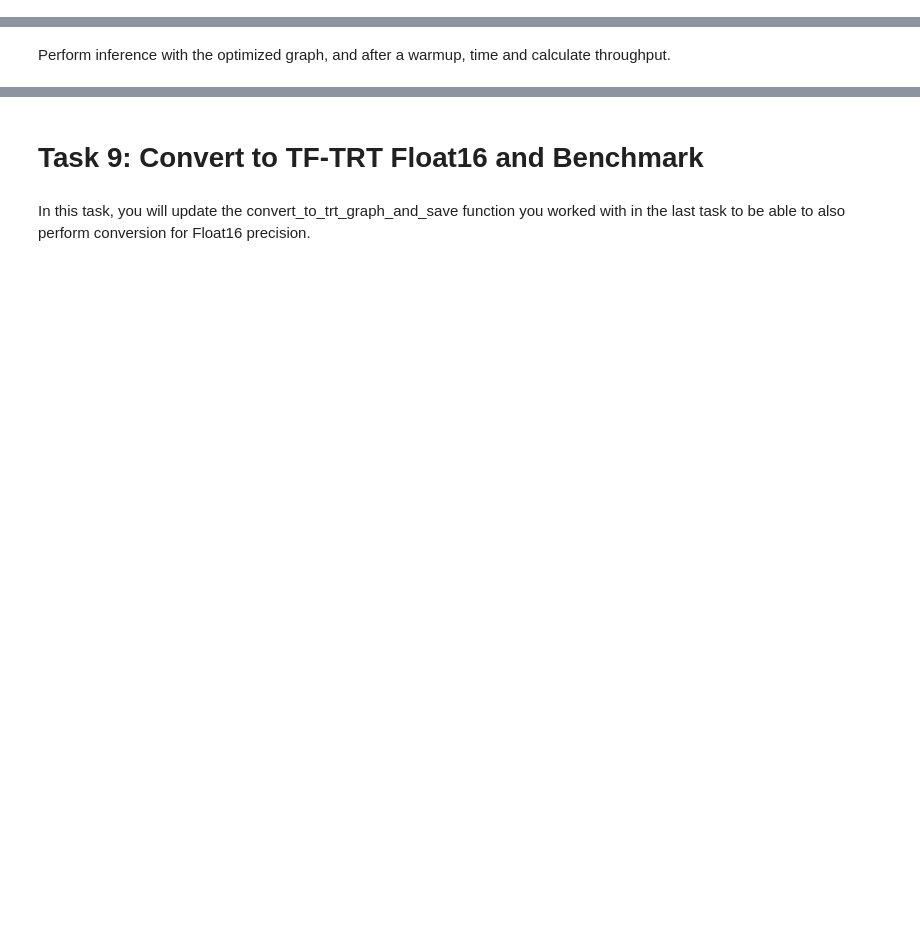
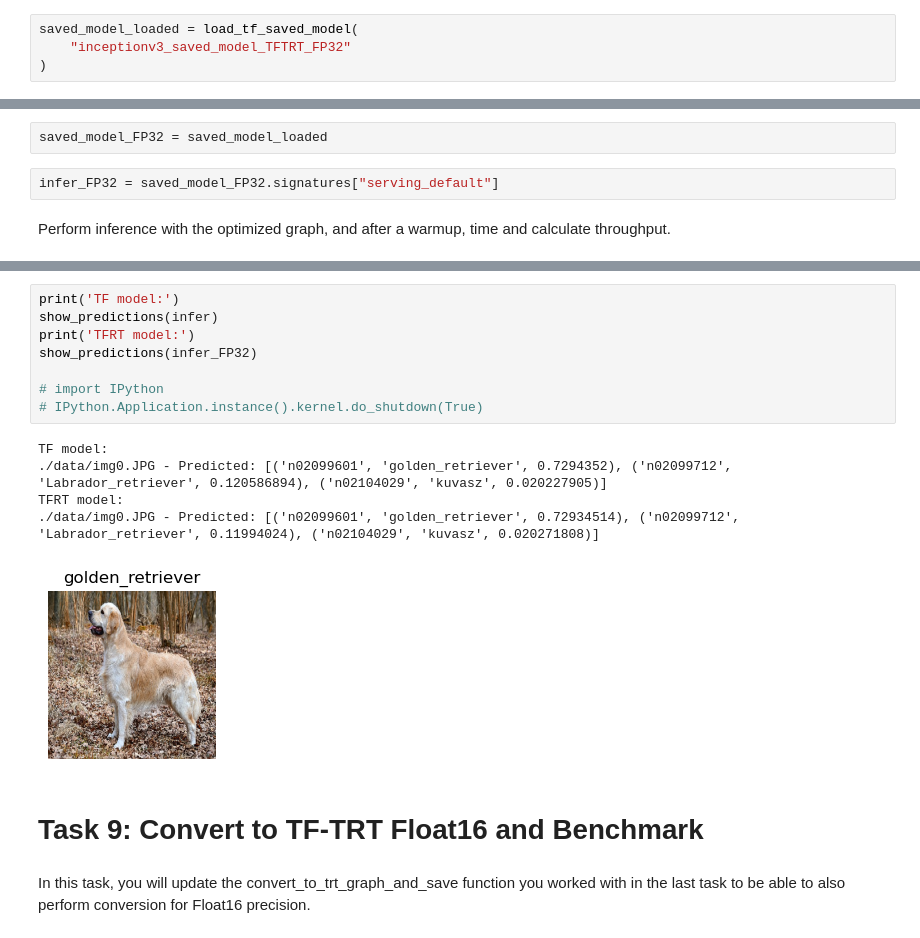
Before and after one commit to dingkwang/Optimize-TensorFlow-Models-For-Deployment-with-TensorRT, a Jupyter notebook: Learner_Optimize_TensorFlow_Models_For_Deployment_with_TensorRT.ipynb, the cells around one changed output, grey strips where cells are left out. Drawn from its saved outputs; the diff is of its cells as text; blank space fills up the shorter version.

```diff
--- a/Learner_Optimize_TensorFlow_Models_For_Deployment_with_TensorRT.ipynb
+++ b/Learner_Optimize_TensorFlow_Models_For_Deployment_with_TensorRT.ipynb
@@ -378,0 +580,4 @@ converter.save(output_saved_model_dir)
+# %%
+saved_model_loaded = load_tf_saved_model(
+    "inceptionv3_saved_model_TFTRT_FP32"
+)
@@ -380,5 +587,9 @@ converter.save(output_saved_model_dir)
 ## Task 8: Benchmark TF-TRT Float32
 # %% [markdown]
 Load the optimized TF model.
+# %%
+saved_model_FP32 = saved_model_loaded
+# %%
+infer_FP32 = saved_model_FP32.signatures["serving_default"]
 # %% [markdown]
 Perform inference with the optimized graph, and after a warmup, time and calculate throughput.
@@ -385,3 +616,17 @@ Perform inference with the optimized graph, and after a warmup, time and calcula
+# %%
+print('TF model:')
+show_predictions(infer)
+print('TFRT model:')
+show_predictions(infer_FP32)
+
+# import IPython
+# IPython.Application.instance().kernel.do_shutdown(True)
+# %% [output]
+TF model:
+./data/img0.JPG - Predicted: [('n02099601', 'golden_retriever', 0.7294352), ('n02099712', 'Labrador_retriever', 0.120586894), ('n02104029', 'kuvasz', 0.020227905)]
+TFRT model:
+./data/img0.JPG - Predicted: [('n02099601', 'golden_retriever', 0.72934514), ('n02099712', 'Labrador_retriever', 0.11994024), ('n02104029', 'kuvasz', 0.020271808)]
+[figure, added]
 # %% [markdown]
 # Task 9: Convert to TF-TRT Float16 and Benchmark
 # %% [markdown]
```
Also changed, not shown: parts of 40 cells of this notebook, 27 other files.
